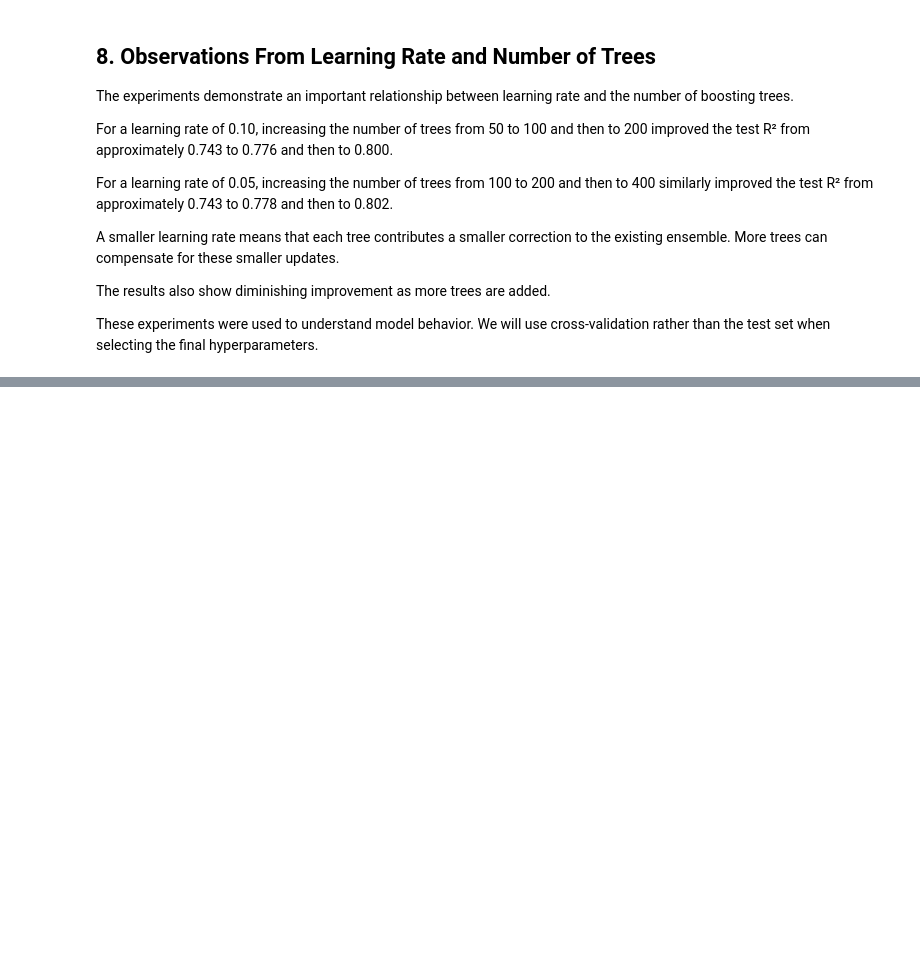
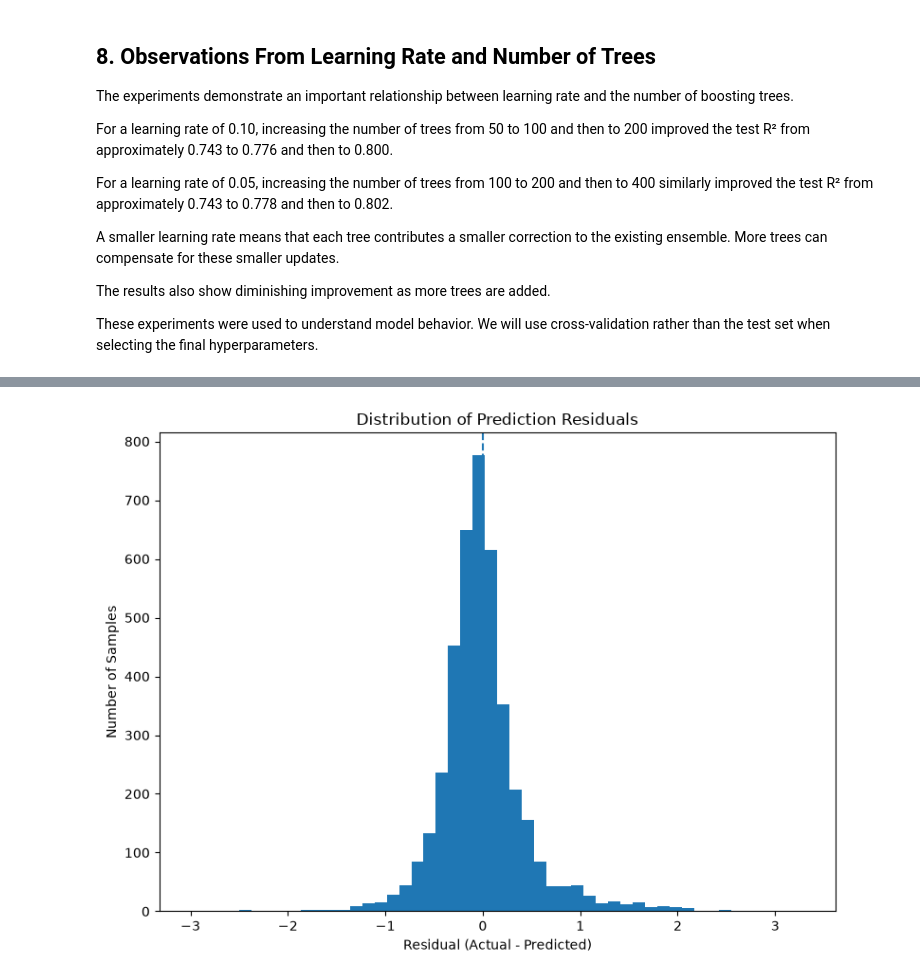
Before and after one commit to Navkirat9339/Housing-Price-Prediction, a Jupyter notebook: notebooks/06_gradient_boosting_regression.ipynb, the cells around one changed output, grey strips where cells are left out. Saved outputs shown, nothing was run; the diff lists cells and outputs as text; code cells hidden in the pictures; blank space fills up the shorter version.

```diff
--- a/notebooks/06_gradient_boosting_regression.ipynb
+++ b/notebooks/06_gradient_boosting_regression.ipynb
@@ -637,0 +894,11 @@ depth_df
+# %%
+residuals = y_test - y_pred_best_gbr
+
+error_analysis = pd.DataFrame({
+    "Actual": y_test,
+    "Predicted": y_pred_best_gbr,
+    "Residual": residuals,
+    "Absolute Error": np.abs(residuals)
+})
+
+error_analysis.head(10)
@@ -637,0 +930,15 @@ depth_df
+# %%
+plt.figure(figsize=(8, 6))
+
+plt.hist(residuals, bins=50)
+
+plt.xlabel("Residual (Actual - Predicted)")
+plt.ylabel("Number of Samples")
+plt.title("Distribution of Prediction Residuals")
+
+plt.axvline(0, linestyle="--")
+
+plt.tight_layout()
+plt.show()
+# %% [output]
+[figure, added]
```
Also changed, not shown: parts of 21 cells of this notebook.
